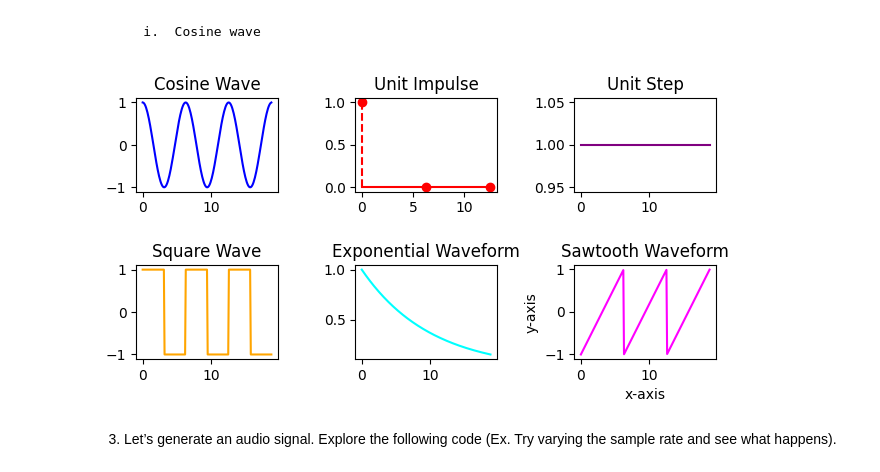
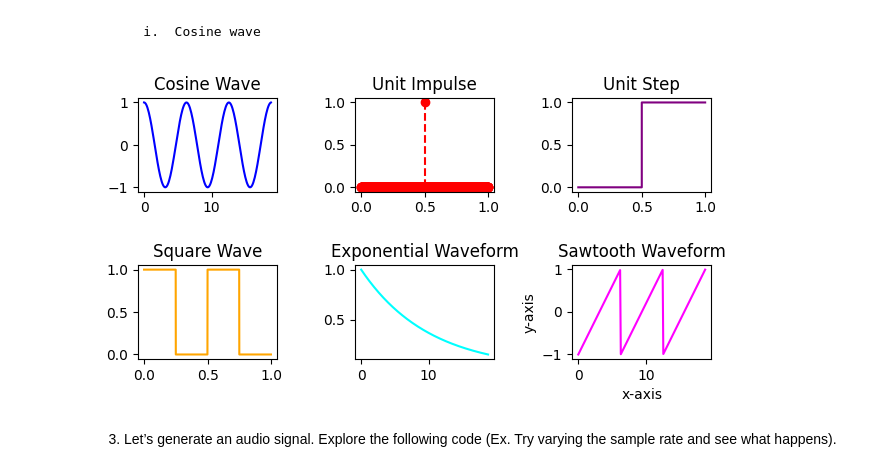
Before and after one commit to Viswaksena-J/semester, a Jupyter notebook: 5thSem/signal&image processing/lab1/21035_lab1.ipynb, the cells around one changed output. Drawn from its saved outputs; the diff is of its cells as text; code cells hidden in the pictures.

Commit message:
signals lab2B submit

```diff
--- a/5thSem/signal&image processing/lab1/21035_lab1.ipynb
+++ b/5thSem/signal&image processing/lab1/21035_lab1.ipynb
@@ -19,23 +19,24 @@ plt.show()
 import numpy as np
 import matplotlib.pyplot as plt
 from scipy import signal
+from scipy.signal import unit_impulse, square, sawtooth
 
 # Creating x axis with range
 x = np.arange(0, 6*np.pi, 0.1)
+
+t = np.linspace(0, 1, 1000, endpoint=False)  # 1 second duration
 
 # Cosine wave
 y_cos = np.cos(x)
 
 # Unit impulse
-x_impulse = np.arange(0, 6*np.pi, 2*np.pi)
-y_impulse = np.zeros_like(x_impulse)
-y_impulse[::int(2*np.pi/0.1)] = 1  # Set impulse at every 2*pi interval
+unit_impulse_wave = unit_impulse(len(t), 'mid')  # Unit impulse at t = 0.5
 
 # Unit step wave
-y_step = np.heaviside(x, 1)
+unit_step_wave = np.heaviside(t - 0.5, 1)  # Unit step starting at t = 0.5
 
 # Square wave
-y_square = signal.square(x)
+square_wave = 0.5 * (square(2 * np.pi * 2 * t) + 1)  # 2 Hz square wave
 
 # Exponential waveform
 y_exponential = np.exp(-0.1 * x)
@@ -43,37 +44,37 @@ y_exponential = np.exp(-0.1 * x)
 # Sawtooth waveform
 y_sawtooth = signal.sawtooth(x)
 
 # Plotting Sine and Cosine Waves
 plt.subplot(3,3,1)
 plt.plot(x, y_cos, label='Cosine', color='blue')
 plt.title('Cosine Wave')
 plt.subplot(3,3,2)
-plt.stem(x_impulse, y_impulse, label='Unit Impulse', markerfmt='ro', linefmt='r--', basefmt='r')
+plt.stem(t, unit_impulse_wave, use_line_collection=True, label='Unit Impulse', markerfmt='ro', linefmt='r--', basefmt='r')
 plt.title('Unit Impulse')
 plt.subplot(3,3,3)
-plt.step(x, y_step, label='Unit Step', where='post', color='purple')
+plt.step(t, unit_step_wave, label='Unit Step', where='post', color='purple')
 plt.title('Unit Step')
 plt.subplot(3,3,4)
-plt.plot(x, y_square, label='Square Wave', color='orange')
+plt.plot(t, square_wave, label='Square Wave', color='orange')
 plt.title('Square Wave')
 plt.subplot(3,3,5)
 plt.plot(x, y_exponential, label='Exponential Waveform', color='cyan')
 plt.title('Exponential Waveform')
 plt.subplot(3,3,6)
 plt.plot(x, y_sawtooth, label='Sawtooth Waveform', color='magenta')
 plt.title('Sawtooth Waveform')
 
 # Adding labels and legend
 plt.xlabel('x-axis')
 plt.ylabel('y-axis')
 
 # Adjust layout to prevent clipping of titles
 plt.tight_layout(h_pad=2, w_pad=2)
 
 # Display the plot
 plt.show()
 # %% [output]
-[figure, old version]
+[figure, new version]
 # %% [markdown]
 3.	Let’s generate an audio signal. Explore the following code (Ex. Try varying the sample rate and see what happens).
 # %%
```
Also changed, not shown: 7 other files.
